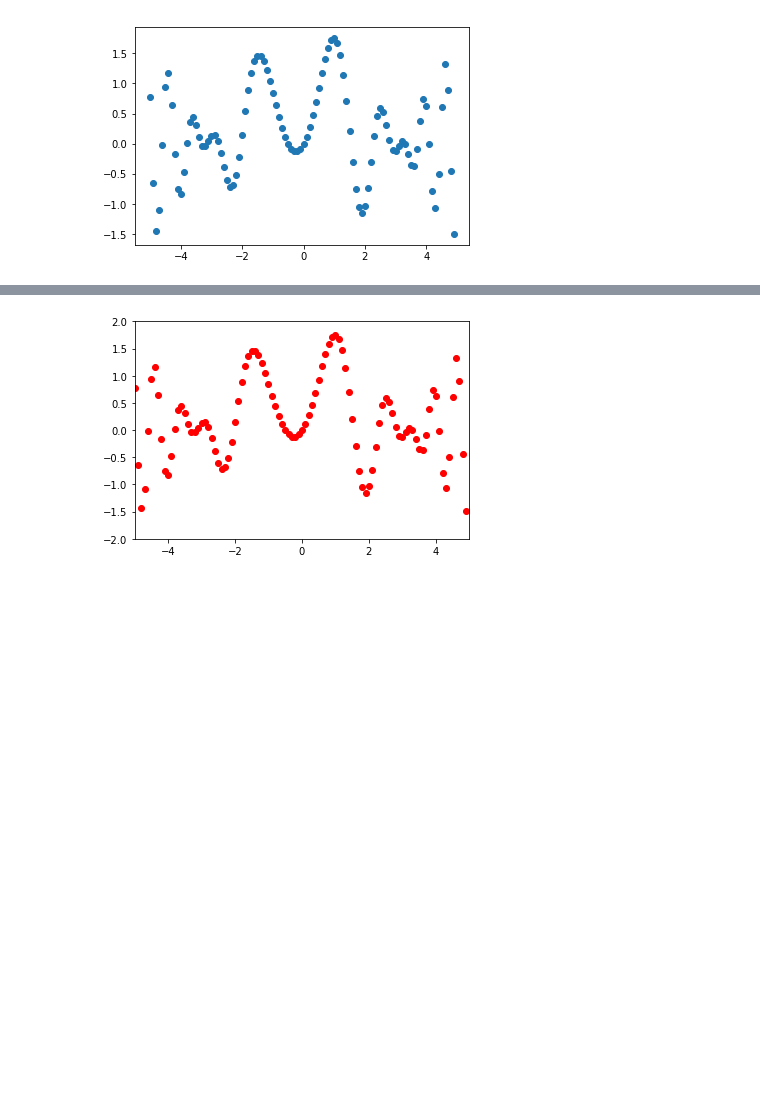
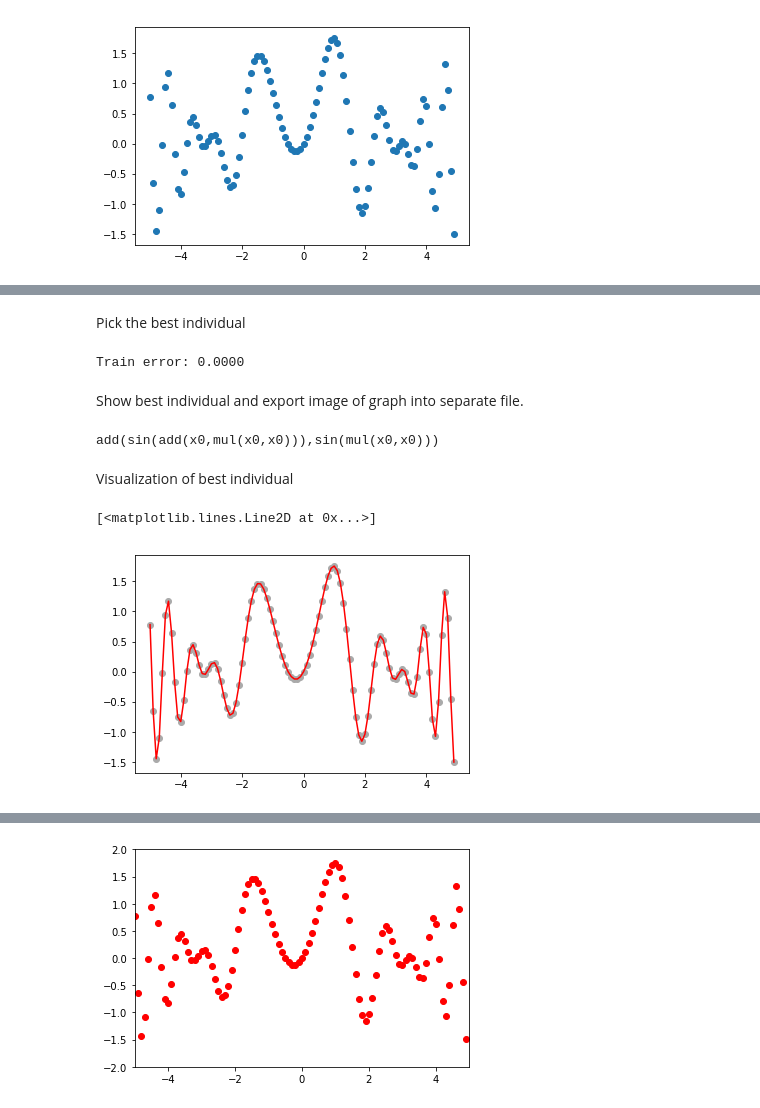
Before and after one commit to Jarino/bd-seminar-gp, a Jupyter notebook: Symbolic regression.ipynb, the cells around one changed output, grey strips where cells are left out. Drawn from its saved outputs; the diff is of its cells as text; code cells hidden in the pictures; blank space fills up the shorter version.

Commit message:
regression and classification notebooks with new version of pycgp

```diff
--- a/Symbolic regression animation.ipynb
+++ b/Symbolic regression.ipynb
@@ -17,12 +17,3 @@ plt.scatter(X, y)
 # %% [output]
 <matplotlib.collections.PathCollection at 0x...>
 [figure]
-# %%
-%%time
-EV_PARAMS['max_evaluations'] = 10000
-PARAMS['n_cols'] = 23 # obtained by bayesian optimization
-EV_PARAMS['mutation'] = probabilistic_mutation
-
-random.seed(0)
-results = evolution(PARAMS, EV_PARAMS, X, y)
-individual = results['final'][0]
@@ -44,0 +20,8 @@ len(Counter.get().dict['best_individual'])
+# %%
+%%time
+
+ev_params = EvParams(EV_PARAMS['cost_func'], target_fitness=0, mutation=probabilistic_mutation, max_evaluations=10000)
+params = Params(1, 1, n_columns=23, funset=PARAMS['funset'])
+
+random.seed(0)
+result = evolution(params, ev_params, X, y)
@@ -44,0 +31,24 @@ len(Counter.get().dict['best_individual'])
+# %% [markdown]
+Pick the best individual
+# %%
+best = result['stats']['best']
+print('Train error: {:.4f}'.format(best.fitness))
+# %% [output]
+Train error: 0.0000
+# %% [markdown]
+Show best individual and export image of graph into separate file.
+# %%
+from pycgp.visualize import to_graph
+
+to_graph(best, 'symbolic-regression-best-individual')
+print(best)
+# %% [output]
+add(sin(add(x0,mul(x0,x0))),sin(mul(x0,x0)))
+# %% [markdown]
+Visualization of best individual
+# %%
+plt.scatter(X, y, c='#aaaaaa')
+plt.plot(X, best.execute(X), c='red')
+# %% [output]
+[<matplotlib.lines.Line2D at 0x...>]
+[figure, added]
```
Also changed, not shown: parts of 13 cells of this notebook, 15 other files.
